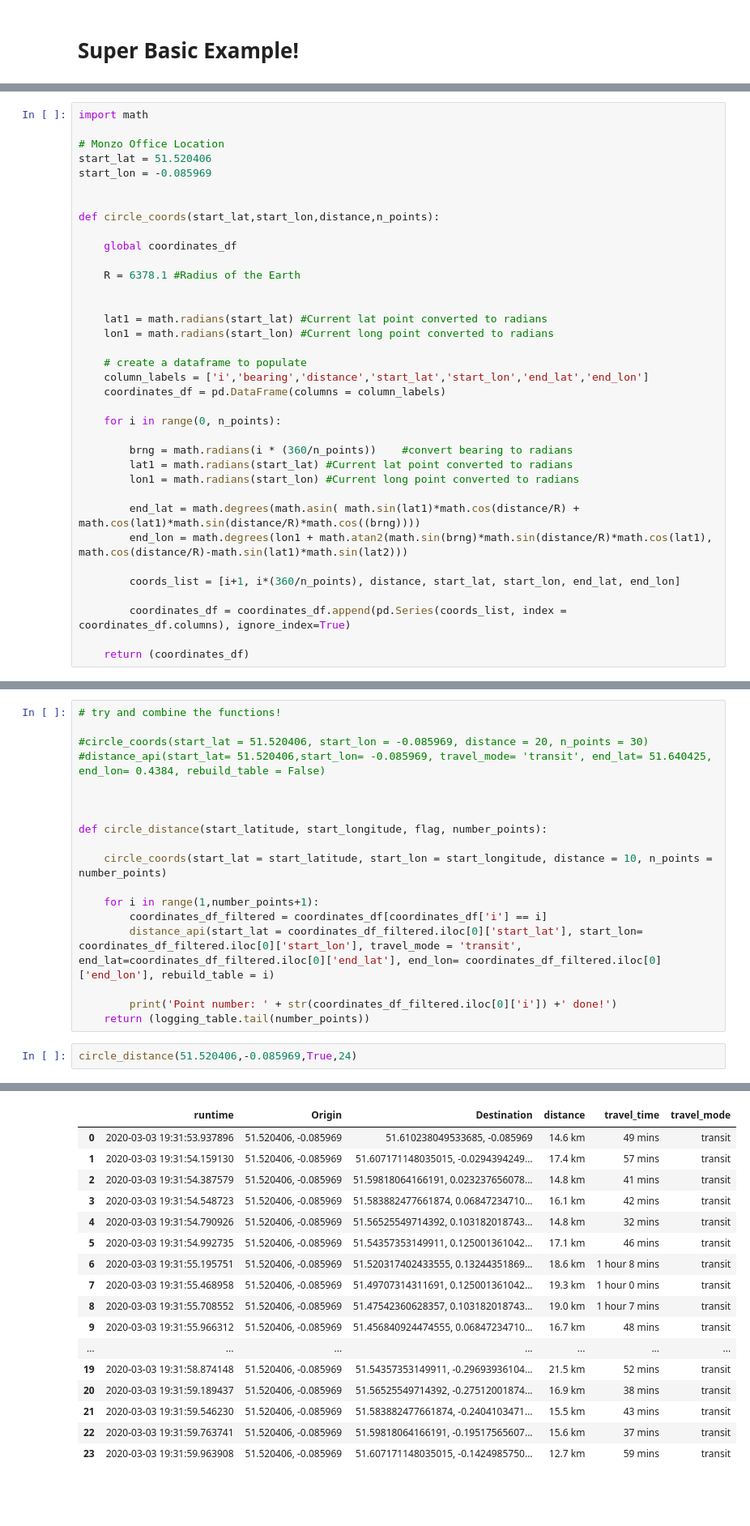
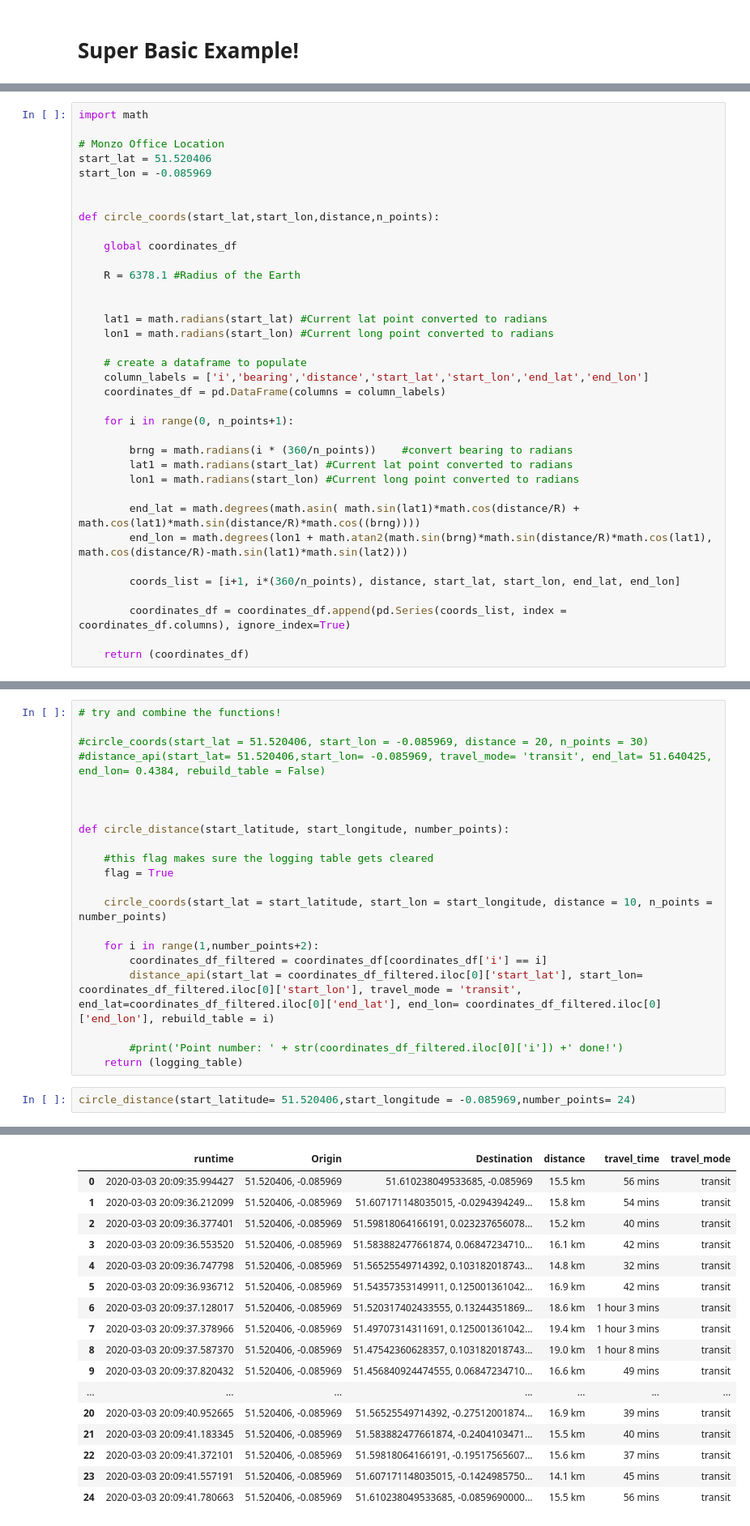
Before and after one commit to Cronino/GA-Maps-Project, a Jupyter notebook: GA Distance Project.ipynb, the cells around one changed output, grey strips where cells are left out. Shown at 81% size. Saved outputs shown, nothing was run; the diff lists cells and outputs as text; blank space fills up the shorter version.

```diff
--- a/GA Distance Project.ipynb
+++ b/GA Distance Project.ipynb
@@ -158,7 +158,7 @@ def circle_coords(start_lat,start_lon,distance,n_points):
     column_labels = ['i','bearing','distance','start_lat','start_lon','end_lat','end_lon']
     coordinates_df = pd.DataFrame(columns = column_labels)
 
-    for i in range(0, n_points):
+    for i in range(0, n_points+1):
 
         brng = math.radians(i * (360/n_points))    #convert bearing to radians
         lat1 = math.radians(start_lat) #Current lat point converted to radians
@@ -200,16 +200,19 @@ circle_coords(start_lat = 51.520406, start_lon = -0.085969, distance = 20, n_poi
 
 
 
-def circle_distance(start_latitude, start_longitude, flag, number_points):
+def circle_distance(start_latitude, start_longitude, number_points):
+
+    #this flag makes sure the logging table gets cleared
+    flag = True
 
     circle_coords(start_lat = start_latitude, start_lon = start_longitude, distance = 10, n_points = number_points)
 
-    for i in range(1,number_points+1):
+    for i in range(1,number_points+2):
         coordinates_df_filtered = coordinates_df[coordinates_df['i'] == i]
         distance_api(start_lat = coordinates_df_filtered.iloc[0]['start_lat'], start_lon= coordinates_df_filtered.iloc[0]['start_lon'], travel_mode = 'transit', end_lat=coordinates_df_filtered.iloc[0]['end_lat'], end_lon= coordinates_df_filtered.iloc[0]['end_lon'], rebuild_table = i)
 
-        print('Point number: ' + str(coordinates_df_filtered.iloc[0]['i']) +' done!')
-    return (logging_table.tail(number_points))
+        #print('Point number: ' + str(coordinates_df_filtered.iloc[0]['i']) +' done!')
+    return (logging_table)
 # %%
-circle_distance(51.520406,-0.085969,True,24)
+circle_distance(start_latitude= 51.520406,start_longitude = -0.085969,number_points= 24)
 # %% [output]
@@ -233,17 +219,17 @@ Point number: 24.0 done!
 |  | runtime | Origin | Destination | distance | travel_time | travel_mode |
-| 0 | 2020-03-03 19:31:53.937896 | 51.520406, -0.085969 | 51.610238049533685, -0.085969 | 14.6 km | 49 mins | transit |
-| 1 | 2020-03-03 19:31:54.159130 | 51.520406, -0.085969 | 51.607171148035015, -0.0294394249... | 17.4 km | 57 mins | transit |
-| 2 | 2020-03-03 19:31:54.387579 | 51.520406, -0.085969 | 51.59818064166191, 0.023237656078... | 14.8 km | 41 mins | transit |
-| 3 | 2020-03-03 19:31:54.548723 | 51.520406, -0.085969 | 51.583882477661874, 0.06847234710... | 16.1 km | 42 mins | transit |
-| 4 | 2020-03-03 19:31:54.790926 | 51.520406, -0.085969 | 51.56525549714392, 0.103182018743... | 14.8 km | 32 mins | transit |
-| 5 | 2020-03-03 19:31:54.992735 | 51.520406, -0.085969 | 51.54357353149911, 0.125001361042... | 17.1 km | 46 mins | transit |
-| 6 | 2020-03-03 19:31:55.195751 | 51.520406, -0.085969 | 51.520317402433555, 0.13244351869... | 18.6 km | 1 hour 8 mins | transit |
-| 7 | 2020-03-03 19:31:55.468958 | 51.520406, -0.085969 | 51.49707314311691, 0.125001361042... | 19.3 km | 1 hour 0 mins | transit |
-| 8 | 2020-03-03 19:31:55.708552 | 51.520406, -0.085969 | 51.47542360628357, 0.103182018743... | 19.0 km | 1 hour 7 mins | transit |
-| 9 | 2020-03-03 19:31:55.966312 | 51.520406, -0.085969 | 51.456840924474555, 0.06847234710... | 16.7 km | 48 mins | transit |
+| 0 | 2020-03-03 20:09:35.994427 | 51.520406, -0.085969 | 51.610238049533685, -0.085969 | 15.5 km | 56 mins | transit |
+| 1 | 2020-03-03 20:09:36.212099 | 51.520406, -0.085969 | 51.607171148035015, -0.0294394249... | 15.8 km | 54 mins | transit |
+| 2 | 2020-03-03 20:09:36.377401 | 51.520406, -0.085969 | 51.59818064166191, 0.023237656078... | 15.2 km | 40 mins | transit |
+| 3 | 2020-03-03 20:09:36.553520 | 51.520406, -0.085969 | 51.583882477661874, 0.06847234710... | 16.1 km | 42 mins | transit |
+| 4 | 2020-03-03 20:09:36.747798 | 51.520406, -0.085969 | 51.56525549714392, 0.103182018743... | 14.8 km | 32 mins | transit |
+| 5 | 2020-03-03 20:09:36.936712 | 51.520406, -0.085969 | 51.54357353149911, 0.125001361042... | 16.9 km | 42 mins | transit |
+| 6 | 2020-03-03 20:09:37.128017 | 51.520406, -0.085969 | 51.520317402433555, 0.13244351869... | 18.6 km | 1 hour 3 mins | transit |
+| 7 | 2020-03-03 20:09:37.378966 | 51.520406, -0.085969 | 51.49707314311691, 0.125001361042... | 19.4 km | 1 hour 3 mins | transit |
+| 8 | 2020-03-03 20:09:37.587370 | 51.520406, -0.085969 | 51.47542360628357, 0.103182018743... | 19.0 km | 1 hour 8 mins | transit |
+| 9 | 2020-03-03 20:09:37.820432 | 51.520406, -0.085969 | 51.456840924474555, 0.06847234710... | 16.6 km | 49 mins | transit |
 | ... | ... | ... | ... | ... | ... | ... |
-| 19 | 2020-03-03 19:31:58.874148 | 51.520406, -0.085969 | 51.54357353149911, -0.29693936104... | 21.5 km | 52 mins | transit |
-| 20 | 2020-03-03 19:31:59.189437 | 51.520406, -0.085969 | 51.56525549714392, -0.27512001874... | 16.9 km | 38 mins | transit |
-| 21 | 2020-03-03 19:31:59.546230 | 51.520406, -0.085969 | 51.583882477661874, -0.2404103471... | 15.5 km | 43 mins | transit |
-| 22 | 2020-03-03 19:31:59.763741 | 51.520406, -0.085969 | 51.59818064166191, -0.19517565607... | 15.6 km | 37 mins | transit |
-| 23 | 2020-03-03 19:31:59.963908 | 51.520406, -0.085969 | 51.607171148035015, -0.1424985750... | 12.7 km | 59 mins | transit |
+| 20 | 2020-03-03 20:09:40.952665 | 51.520406, -0.085969 | 51.56525549714392, -0.27512001874... | 16.9 km | 39 mins | transit |
+| 21 | 2020-03-03 20:09:41.183345 | 51.520406, -0.085969 | 51.583882477661874, -0.2404103471... | 15.5 km | 40 mins | transit |
+| 22 | 2020-03-03 20:09:41.372101 | 51.520406, -0.085969 | 51.59818064166191, -0.19517565607... | 15.6 km | 37 mins | transit |
+| 23 | 2020-03-03 20:09:41.557191 | 51.520406, -0.085969 | 51.607171148035015, -0.1424985750... | 14.1 km | 45 mins | transit |
+| 24 | 2020-03-03 20:09:41.780663 | 51.520406, -0.085969 | 51.610238049533685, -0.0859690000... | 15.5 km | 56 mins | transit |
```
Also changed, not shown: parts of 3 cells of this notebook, 4 other files.
